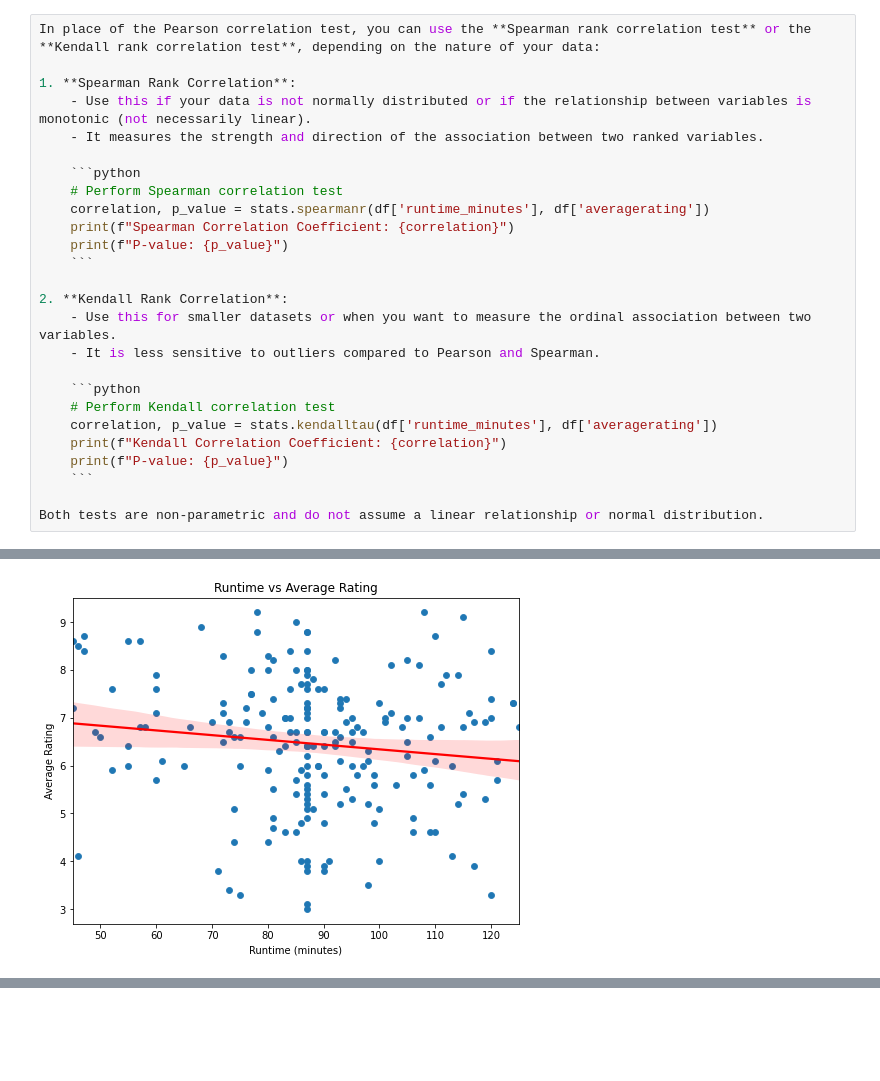
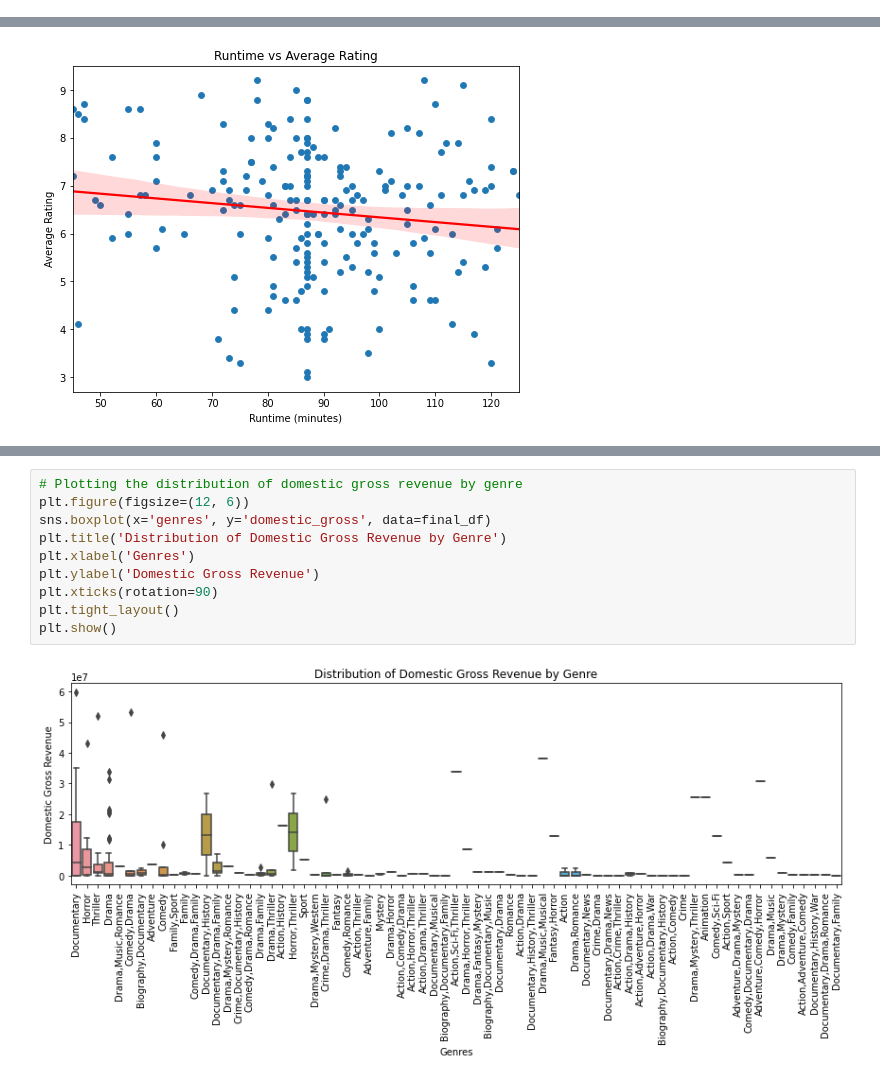
Before and after one commit to mwakad/box-office-movie-insights, a Jupyter notebook: notebooks/eliana.ipynb, the cells around one changed output, grey strips where cells are left out. Saved outputs shown, nothing was run; the diff lists cells and outputs as text; blank space fills up the shorter version.

````diff
--- a/notebooks/eliana.ipynb
+++ b/notebooks/eliana.ipynb
@@ -413,26 +403,0 @@ Here are two hypothesis tests you can perform on this dataset:
-# %%
-In place of the Pearson correlation test, you can use the **Spearman rank correlation test** or the **Kendall rank correlation test**, depending on the nature of your data:
-
-1. **Spearman Rank Correlation**:
-    - Use this if your data is not normally distributed or if the relationship between variables is monotonic (not necessarily linear).
-    - It measures the strength and direction of the association between two ranked variables.
-
-    ```python
-    # Perform Spearman correlation test
-    correlation, p_value = stats.spearmanr(df['runtime_minutes'], df['averagerating'])
-    print(f"Spearman Correlation Coefficient: {correlation}")
-    print(f"P-value: {p_value}")
-    ```
-
-2. **Kendall Rank Correlation**:
-    - Use this for smaller datasets or when you want to measure the ordinal association between two variables.
-    - It is less sensitive to outliers compared to Pearson and Spearman.
-
-    ```python
-    # Perform Kendall correlation test
-    correlation, p_value = stats.kendalltau(df['runtime_minutes'], df['averagerating'])
-    print(f"Kendall Correlation Coefficient: {correlation}")
-    print(f"P-value: {p_value}")
-    ```
-
-Both tests are non-parametric and do not assume a linear relationship or normal distribution.
@@ -477,0 +498,12 @@ Fail to reject the null hypothesis: No significant relationship between runtime
+# %%
+# Plotting the distribution of domestic gross revenue by genre
+plt.figure(figsize=(12, 6))
+sns.boxplot(x='genres', y='domestic_gross', data=final_df)
+plt.title('Distribution of Domestic Gross Revenue by Genre')
+plt.xlabel('Genres')
+plt.ylabel('Domestic Gross Revenue')
+plt.xticks(rotation=90)
+plt.tight_layout()
+plt.show()
+# %% [output]
+[figure, added]
````
Also changed, not shown: parts of 5 cells of this notebook.
